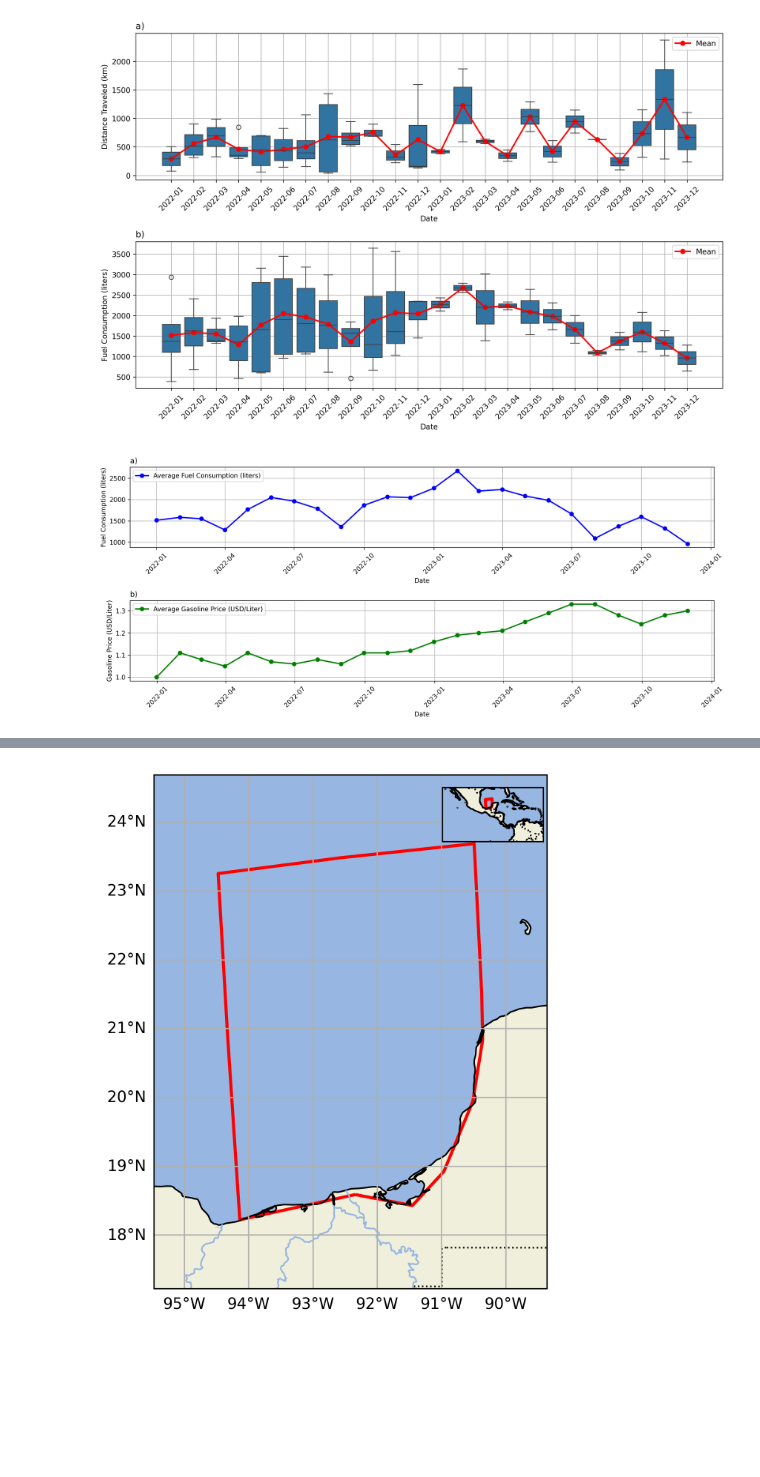
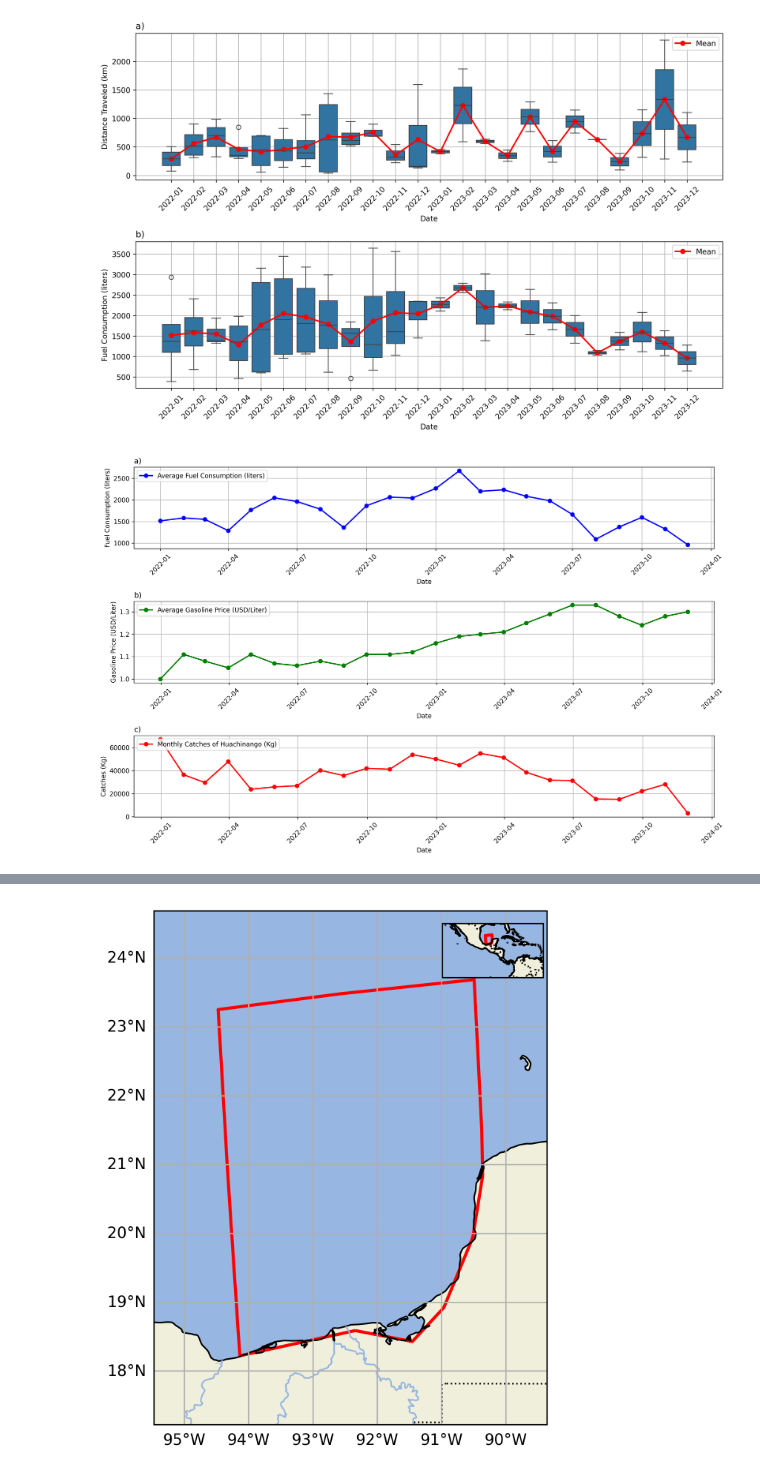
Before and after one commit to Marine-Data-Lab/Nemos_vms_analisys, a Jupyter notebook: analysis_notebook.ipynb, the cells around one changed output, grey strips where cells are left out. Drawn from its saved outputs; the diff is of its cells as text; code cells hidden in the pictures; blank space fills up the shorter version.

```diff
--- a/analysis_notebook.ipynb
+++ b/analysis_notebook.ipynb
@@ -103,7 +148,7 @@ df1['FECHA AVISO'] = pd.to_datetime(df1['FECHA AVISO'], format='%d/%m/%Y')
 df1['YEAR'] = df1['FECHA AVISO'].dt.year
 df1['MONTH'] = df1['FECHA AVISO'].dt.month
 df1 = df1[df1['YEAR'] != 2016]
-df1 = df1[df1['Fish Name'] != 'OSTION']
+df1 = df1[(df1['Fish Name'] != 'OSTION')|(df1['Fish Name'] != 'OTRAS')]
 df1['NOMBRE OFICINA'] = df1['NOMBRE OFICINA'].replace('SANCHEZ MAGALLANES', 'SANCHEZ MAGALLANEZ')
 df1['Value (MXN)'] = df1['PESO DESEMBARCADO_KILOGRAMOS'] * df1['PRECIO_PESOS']
 
@@ -144,7 +189,7 @@ df2['FECHA AVISO'] = pd.to_datetime(df2['FECHA AVISO'], format='%d/%m/%Y')
 df2['YEAR'] = df2['FECHA AVISO'].dt.year
 df2['MONTH'] = df2['FECHA AVISO'].dt.month
 df2 = df2[df2['YEAR'] != 2016]
-df2 = df2[df2['Fish Name'] != 'OSTION']
+df2 = df2[(df2['Fish Name'] != 'OSTION')|(df2['Fish Name'] != 'OTRAS')]
 df2['NOMBRE OFICINA'] = df2['NOMBRE OFICINA'].replace('SANCHEZ MAGALLANES', 'SANCHEZ MAGALLANEZ')
 df2['Value (MXN)'] = df2['PESO DESEMBARCADO_KILOGRAMOS'] * df2['PRECIO_PESOS']
 
@@ -403,6 +525,23 @@ import geopandas as gpd
 from shapely.geometry import Point
 from geopy.distance import geodesic
 import seaborn as sns
+
+
+# Filtrar los datos por las condiciones especificadas
+filtered_df = df1[
+    (df1['Fish Name'] == 'GUACHINANGO') &
+    (df1['NOMBRE OFICINA'] == 'FRONTERA') &
+    (df1['FECHA AVISO'] >= '2021-12-01') &
+    (df1['FECHA AVISO'] <= '2023-12-31')
+]
+
+# Agrupar los datos por año y mes, sumando el peso desembarcado
+monthly_captures = filtered_df.resample('ME', on='FECHA AVISO')['PESO DESEMBARCADO_KILOGRAMOS'].sum().reset_index()
+
+# Renombrar las columnas para mayor claridad
+monthly_captures.rename(columns={'FECHA AVISO': 'Fecha', 'PESO DESEMBARCADO_KILOGRAMOS': 'Capturas Mensuales (KG)'}, inplace=True)
+
+
 
 # Cargar el archivo CSV
 df_vms = pd.read_csv('vms_flota_nemo.csv', low_memory=False)
@@ -475,37 +614,46 @@ data_gas = {
 }
 
 df_gas = pd.DataFrame(data_gas)
 
 # Asegurar que las fechas coinciden exactamente
 medias_consumo = medias_consumo.reset_index()
 medias_consumo['YearMonth'] = pd.to_datetime(medias_consumo['YearMonth'])
 df_gas['Date'] = pd.to_datetime(df_gas['Date'])
 
 # Crear la figura y los ejes
-fig, (ax1, ax2) = plt.subplots(2, 1, figsize=(14, 6), dpi=300)
+fig, (ax1, ax2, ax3) = plt.subplots(3, 1, figsize=(14, 9), dpi=300)
 
 # Graficar el promedio de consumo de gasolina
 ax1.plot(medias_consumo['YearMonth'], medias_consumo['Consumo_litros'], color='blue', marker='o', linestyle='-', linewidth=2, label='Average Fuel Consumption (liters)')
-ax1.set_title('a)',loc='left')
+ax1.set_title('a)', loc='left')
 ax1.set_xlabel('Date')
 ax1.set_ylabel('Fuel Consumption (liters)')
 ax1.legend(loc='upper left')
 ax1.grid(True)
 ax1.tick_params(axis='x', rotation=45)
 
 # Graficar el precio promedio de la gasolina
 ax2.plot(df_gas['Date'], df_gas['Price (USD/Liter)'], color='green', marker='o', linestyle='-', linewidth=2, label='Average Gasoline Price (USD/Liter)')
-ax2.set_title('b)',loc='left')
+ax2.set_title('b)', loc='left')
 ax2.set_xlabel('Date')
 ax2.set_ylabel('Gasoline Price (USD/Liter)')
 ax2.legend(loc='upper left')
 ax2.grid(True)
 ax2.tick_params(axis='x', rotation=45)
 
+# Graficar las capturas mensuales de Guachinango
+ax3.plot(monthly_captures['Fecha'], monthly_captures['Capturas Mensuales (KG)'], color='red', marker='o', linestyle='-', linewidth=2, label='Monthly Catches of Huachinango (Kg)')
+ax3.set_title('c)', loc='left')
+ax3.set_xlabel('Date')
+ax3.set_ylabel('Catches (Kg)')
+ax3.legend(loc='upper left')
+ax3.grid(True)
+ax3.tick_params(axis='x', rotation=45)
+
 plt.tight_layout()
 plt.show()
 # %% [output]
-[figure, old version]
+[figure, new version]
 # %%
 
 
```
Also changed, not shown: parts of 17 cells of this notebook, 14 other files.
